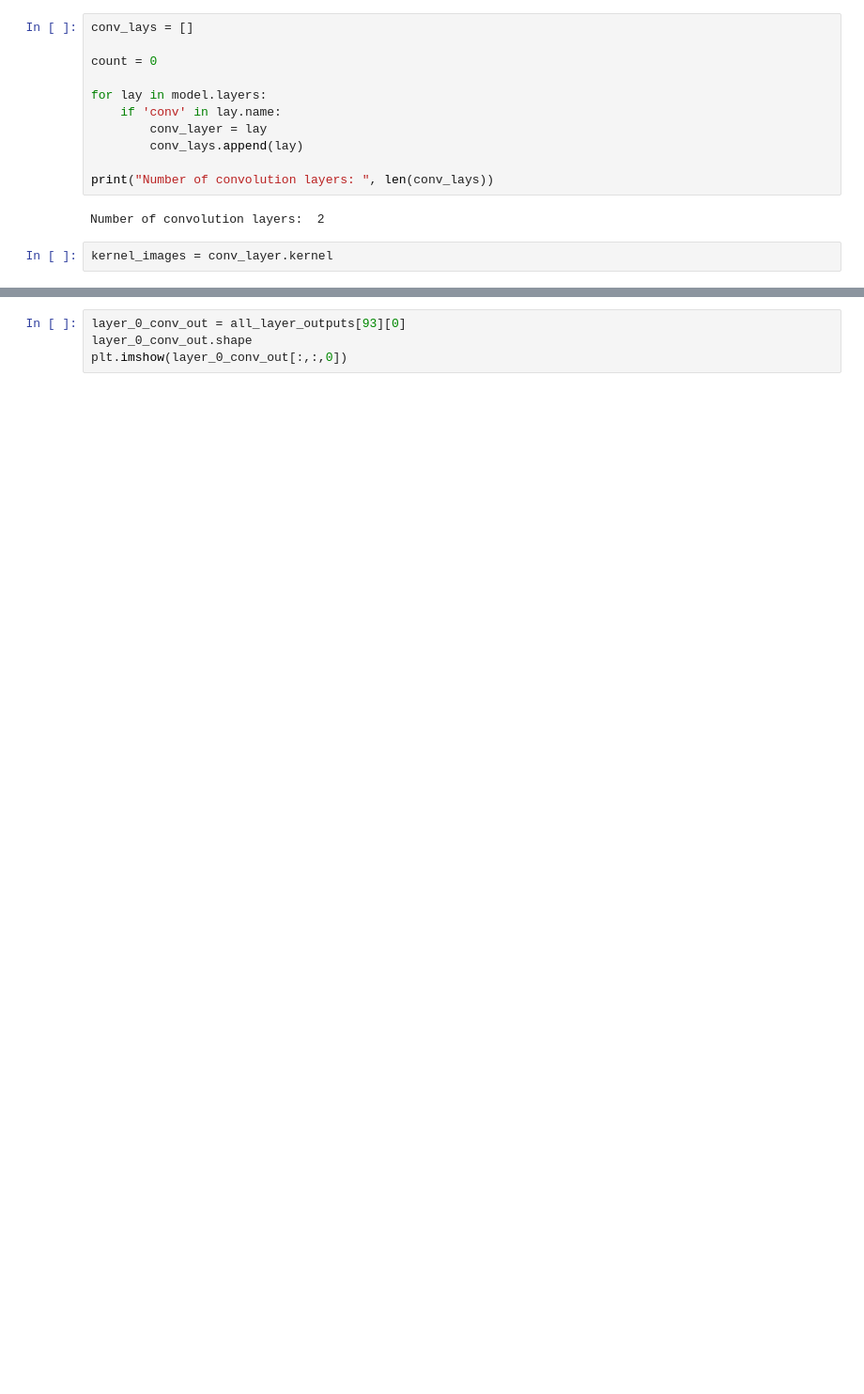
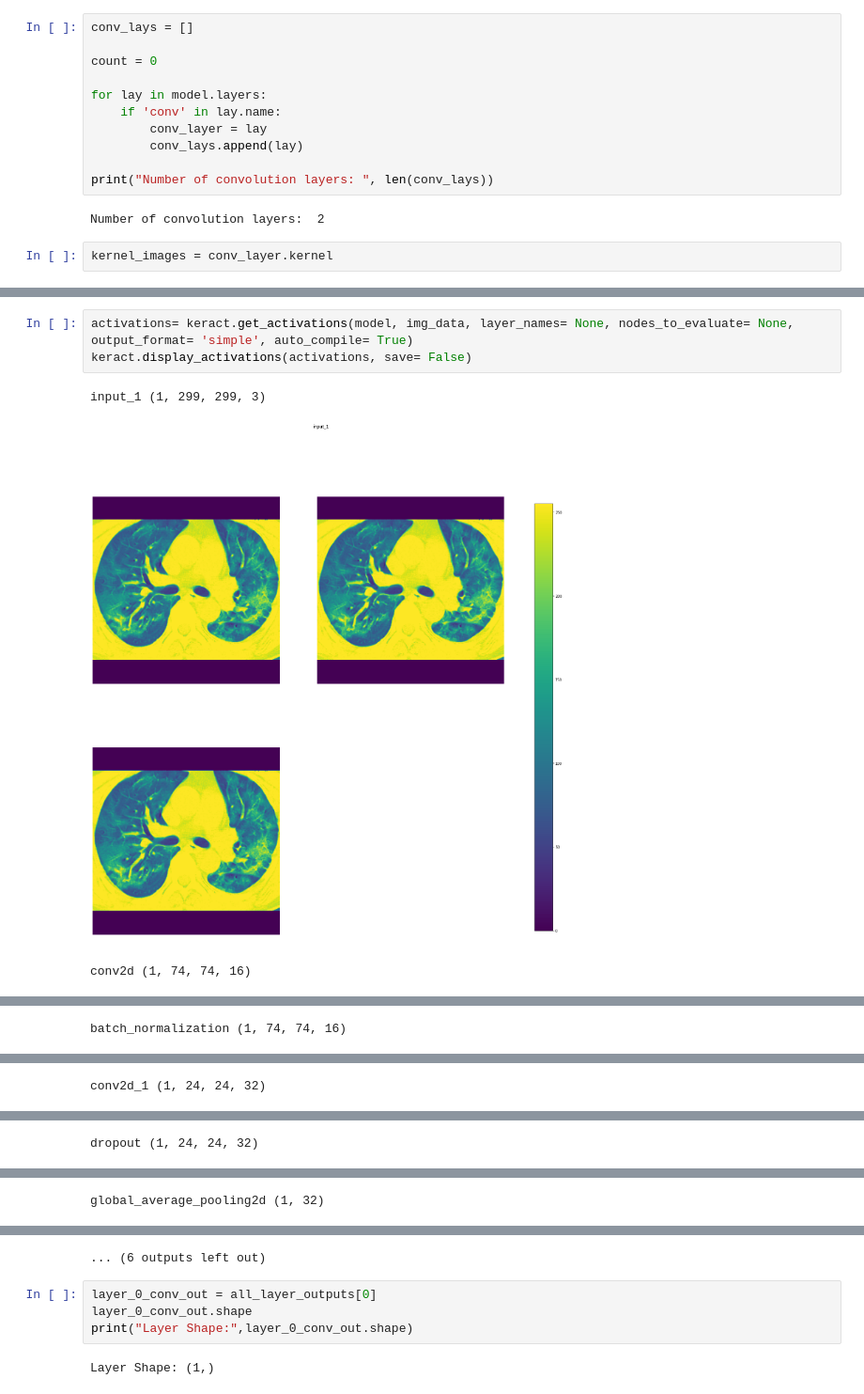
Before and after one commit to akarsh8/COVID-19-CT-image-analysis, a Jupyter notebook: CNN_Visualization_Custom_Architecture.ipynb, the cells around one changed output, grey strips where cells are left out. Shown at 94% size. Drawn from its saved outputs; the diff is of its cells as text; blank space fills up the shorter version.

```diff
--- a/CNN_Visualization_Custom_Architecture.ipynb
+++ b/CNN_Visualization_Custom_Architecture.ipynb
@@ -204,0 +219,7 @@ NameError: name 'inception_layer' is not defined
+# %%
+activations= keract.get_activations(model, img_data, layer_names= None, nodes_to_evaluate= None, output_format= 'simple', auto_compile= True)
+keract.display_activations(activations, save= False)
+# %% [output]
+input_1 (1, 299, 299, 3)
+[figure, added]
+conv2d (1, 74, 74, 16)
@@ -204,0 +227 @@ NameError: name 'inception_layer' is not defined
+batch_normalization (1, 74, 74, 16)
@@ -204,0 +229 @@ NameError: name 'inception_layer' is not defined
+conv2d_1 (1, 24, 24, 32)
@@ -204,0 +231 @@ NameError: name 'inception_layer' is not defined
+dropout (1, 24, 24, 32)
@@ -204,0 +233 @@ NameError: name 'inception_layer' is not defined
+global_average_pooling2d (1, 32)
@@ -205,4 +235,7 @@ NameError: name 'inception_layer' is not defined
+... (6 outputs left out)
 # %%
-layer_0_conv_out = all_layer_outputs[93][0]
+layer_0_conv_out = all_layer_outputs[0]
 layer_0_conv_out.shape
-plt.imshow(layer_0_conv_out[:,:,0])
+print("Layer Shape:",layer_0_conv_out.shape)
+# %% [output]
+Layer Shape: (1,)
```
Also changed, not shown: parts of 14 cells of this notebook, 2 other files.
